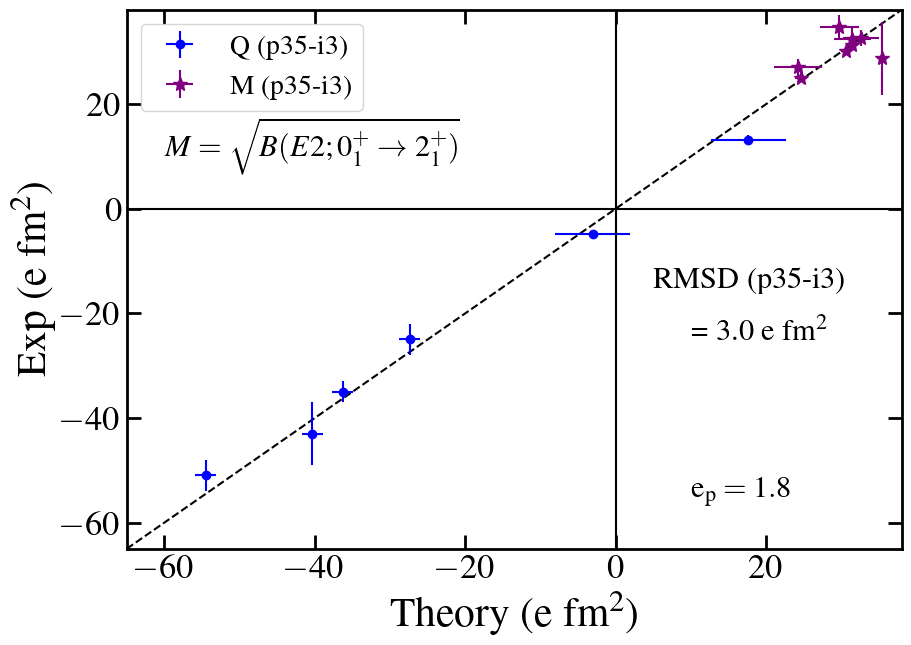
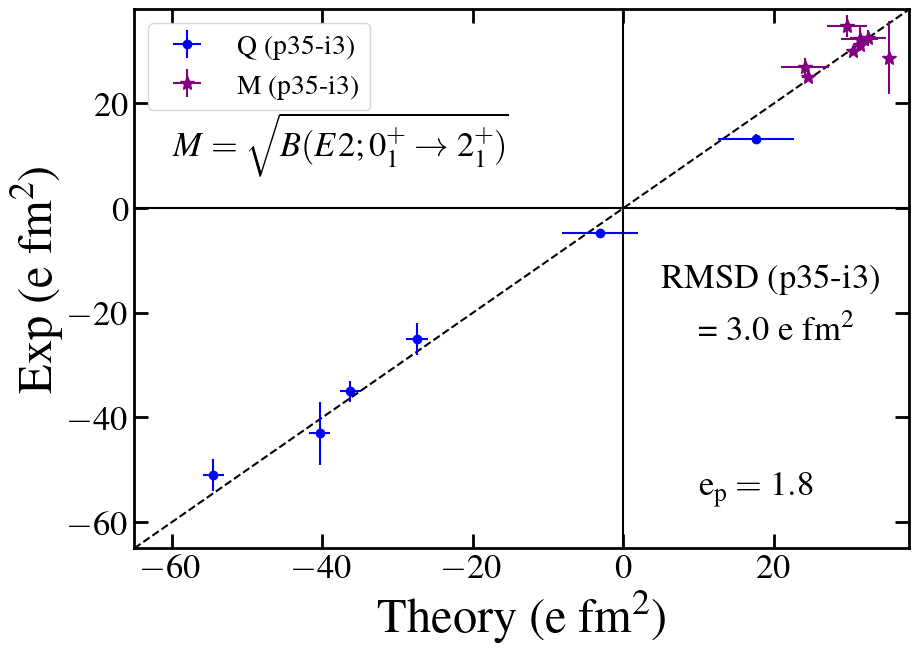
The change to this notebook cell's code, shown as a diff; its figure went from the first image to the second:
--- before
+++ after
@@ -11,12 +11,12 @@
 plt.xlim(-65, 38)
 plt.ylim(-65, 38)
-plt.xlabel(r'Theory (e fm$^2$)', fontsize=30)
-plt.ylabel(r'Exp (e fm$^2$)', fontsize=30)
+plt.xlabel(r'Theory (e fm$^2$)', fontsize=35)
+plt.ylabel(r'Exp (e fm$^2$)', fontsize=35)
 plt.tick_params(which="major", direction="in", right=True, top=True, length=10, width=2, labelsize=25)
 plt.tick_params(which="minor", direction="in", right=True, top=True, length=5, width=1, labelsize=25)
-plt.text(5, -15, f'RMSD (p35-i3)', fontsize = 22)
-plt.text(10, -25, f'= {math.sqrt((np.linalg.norm(Qexp -Q_i3)**2+ np.linalg.norm(M_exp -M_i3)**2)/(Qexp.size+M_exp.size)):.1f} e fm$^2$', fontsize = 22)
-plt.text(10, -55, r'e$_{\mathrm{p}} = 1.8$', fontsize = 22)
-plt.text(-60, 10, r'$M = \sqrt{B(E2; 0^+_1 \rightarrow 2^+_1)}$', fontsize = 22)
+plt.text(5, -15, f'RMSD (p35-i3)', fontsize = 25)
+plt.text(10, -25, f'= {math.sqrt((np.linalg.norm(Qexp -Q_i3)**2+ np.linalg.norm(M_exp -M_i3)**2)/(Qexp.size+M_exp.size)):.1f} e fm$^2$', fontsize = 25)
+plt.text(10, -55, r'e$_{\mathrm{p}} = 1.8$', fontsize = 25)
+plt.text(-60, 10, r'$M = \sqrt{B(E2; 0^+_1 \rightarrow 2^+_1)}$', fontsize = 25)
 plt.legend(fontsize=20)
 plt.show()

Commit: Updated Figs